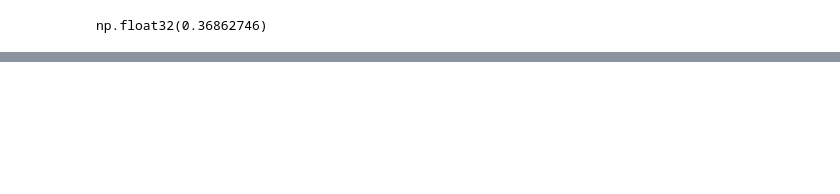
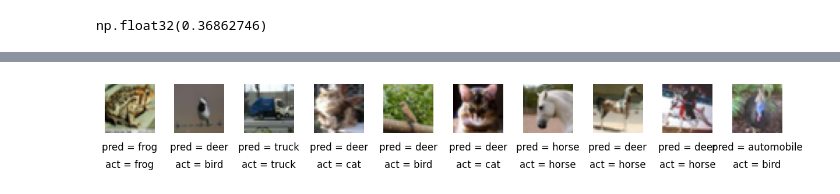
Before and after one commit to sakshia08/Generative-DL-Projects, a Jupyter notebook: CIFAR_10/MLP.ipynb, the cells around one changed output, grey strips where cells are left out. Drawn from its saved outputs; the diff is of its cells as text; code cells hidden in the pictures; blank space fills up the shorter version.

Commit message:
Updated notebook with final model

```diff
--- a/CIFAR_10/MLP.ipynb
+++ b/CIFAR_10/MLP.ipynb
@@ -72,3 +72,9 @@ Model: "functional_1"
  Total params: 646,260 (2.47 MB)
  Trainable params: 646,260 (2.47 MB)
  Non-trainable params: 0 (0.00 B)
+# %%
+from tensorflow.keras import optimizers
+opt = optimizers.Adam(learning_rate=0.005)
+model.compile(optimizer=opt, loss='categorical_crossentropy', metrics=['accuracy'])
+# %%
+model.fit(xtrain, ytrain, batch_size=32, epochs=10, shuffle=True)
@@ -74,0 +109,6 @@ Model: "functional_1"
+# %%
+#To view predictions on the test set using the predict method
+CLASSES = np.array(['airplane', 'automobile', 'bird', 'cat', 'deer', 'dog', 'frog', 'horse', 'ship', 'truck'])
+preds = model.predict(xtest)
+preds_single = CLASSES[np.argmax(preds, axis = -1)]
+actual_single = CLASSES[np.argmax(ytest, axis = -1)]
@@ -74,0 +117,23 @@ Model: "functional_1"
+# %%
+import matplotlib.pyplot as plt
+import numpy as np
+
+n_to_show = 10
+indices = np.random.choice(range(0, len(xtest)), size=n_to_show, replace=False)
+
+fig = plt.figure(figsize=(15, 3))
+fig.subplots_adjust(hspace=0.4, wspace=0.4)
+
+for i, idx in enumerate(indices):
+    img = xtest[idx]
+    ax = fig.add_subplot(1, n_to_show, i+1)
+    ax.axis('off')
+    ax.text(0.5, -0.35, 'pred = ' + str(preds_single[idx]),
+            fontsize=12, ha='center', transform=ax.transAxes)
+    ax.text(0.5, -0.7, 'act = ' + str(actual_single[idx]),
+            fontsize=12, ha='center', transform=ax.transAxes)
+    ax.imshow(img, cmap='gray')   # add cmap='gray' if grayscale images
+
+plt.show()
+# %% [output]
+[figure, added]
```
Also changed, not shown: parts of 7 cells of this notebook.
